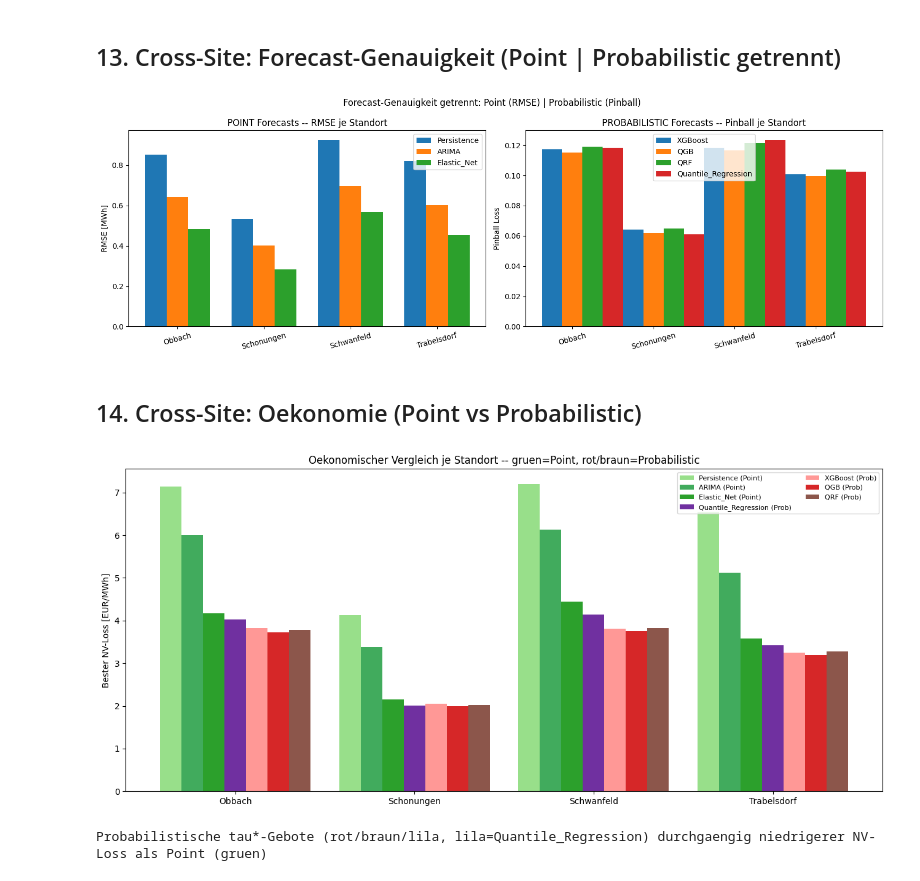
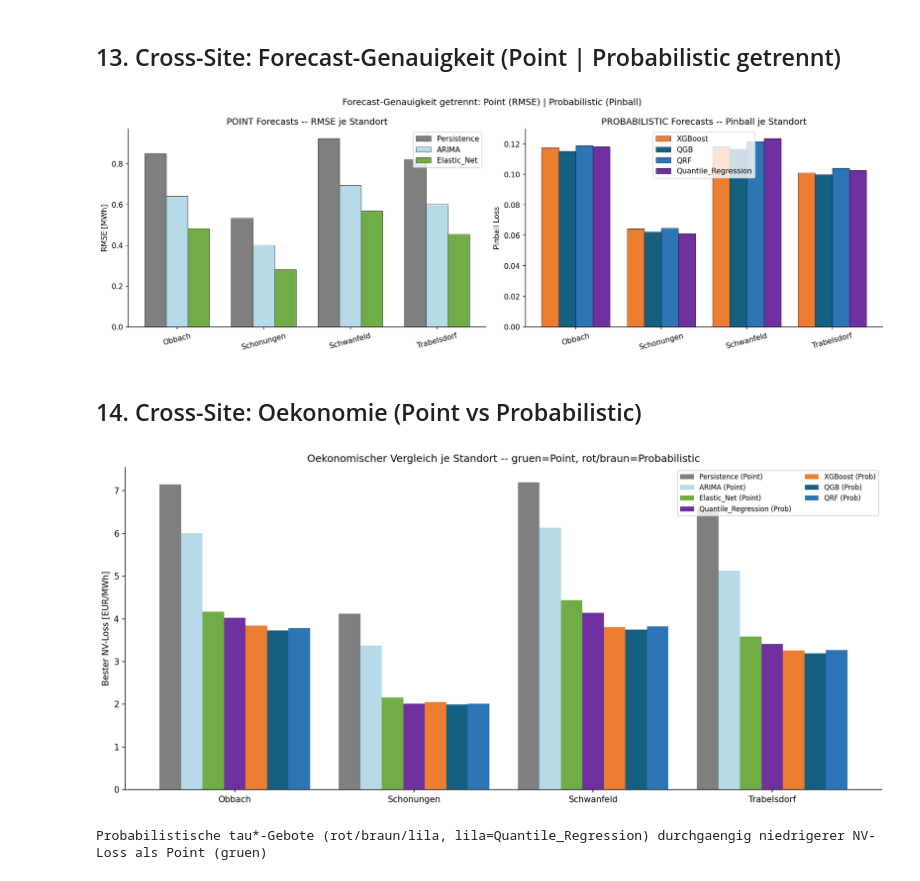
Before and after one commit to noahweis-uni/wind_bidding_project, a Jupyter notebook: notebooks/04_bidding_evaluation.ipynb, the cells around one changed output. Cells and saved outputs as stored; diff of their text form; code cells hidden in the pictures.

Commit message:
einheitliche farben der modelle

```diff
--- a/notebooks/04_bidding_evaluation.ipynb
+++ b/notebooks/04_bidding_evaluation.ipynb
@@ -407,10 +410,10 @@ print(risk_df.round(3).to_string(index=False))
 dfp = fc[fc["site"] == "Schonungen"].merge(prices[["timestamp", "rebap", "da_price"]], on="timestamp", how="inner")
 y = dfp["y_true"].values
 fig, ax = plt.subplots(figsize=(10, 5))
-for label, bid, c in [("Elastic_Net", dfp["elastic_net"].values, "#70AD47"),
-                       ("ARIMA", dfp["arima"].values, "#B7DAE8"),
-                       ("QGB_tau*", qbid(dfp, "qgb", tau_star), "#155F81"),
-                       ("QR_tau*", qbid(dfp, "qr", tau_star), "#7030A0")]:
+for label, bid, c in [("Elastic_Net", dfp["elastic_net"].values, MODEL_COLORS["elastic_net"]),
+                       ("ARIMA", dfp["arima"].values, MODEL_COLORS["arima"]),
+                       ("QGB_tau*", qbid(dfp, "qgb", tau_star), MODEL_COLORS["qgb"]),
+                       ("QR_tau*", qbid(dfp, "qr", tau_star), MODEL_COLORS["qr"])]:
     pr = profit(np.clip(bid, 0, None), y, dfp["da_price"].values, dfp["rebap"].values)
     ax.hist(pr, bins=80, alpha=0.5, label=label, color=c)
 ax.set_xlabel("Stundenprofit [EUR]"); ax.set_ylabel("Haeufigkeit")
@@ -440,37 +443,81 @@ Trabelsdorf     QR_tau*       40.261       -63.781         3.504       10.770
 # %%
 # Cross-Site Forecast-Genauigkeit -- Point (RMSE) und Probabilistic (Pinball) GETRENNT
 sites = sorted(fc["site"].unique())
 POINT_COLS = {"persistence": "Persistence", "arima": "ARIMA", "elastic_net": "Elastic_Net"}
 PROB_LBL = {"xgb": "XGBoost", "qgb": "QGB", "qrf": "QRF", "qr": "Quantile_Regression"}
 
 # Point: RMSE je Standort
 pt = []
 for s in sites:
-    d = fc[fc["site"] == s]; y = d["y_true"].values
+    d = fc[fc["site"] == s]
+    y = d["y_true"].values
     for c, n in POINT_COLS.items():
-        pt.append({"site": s, "model": n, "RMSE": float(np.sqrt(np.mean((d[c].values - y) ** 2)))})
+        pt.append({
+            "site": s,
+            "model": n,
+            "RMSE": float(np.sqrt(np.mean((d[c].values - y) ** 2)))
+        })
 pt = pd.DataFrame(pt)
+
 # Probabilistic: Pinball je Standort
 pb = pd.read_csv(TABLES_DIR / "pinball_evaluation.csv")
 pbp = pb.groupby(["plant", "model"])["pinball_loss"].mean().reset_index()
 pbp["model"] = pbp["model"].map(PROB_LBL)
 
 fig, axes = plt.subplots(1, 2, figsize=(15, 5))
-x = np.arange(len(sites)); w = 0.25
+x = np.arange(len(sites))
+
+w_point = 0.25
+w_prob = 0.20   # bei 4 Modellen etwas schmaler
+
+# POINT
 for i, (c, n) in enumerate(POINT_COLS.items()):
     vals = [pt[(pt["site"] == s) & (pt["model"] == n)]["RMSE"].values[0] for s in sites]
-    axes[0].bar(x + (i - 1) * w, vals, w, label=n)
-axes[0].set_xticks(x); axes[0].set_xticklabels(sites, rotation=15); axes[0].set_ylabel("RMSE [MWh]")
-axes[0].set_title("POINT Forecasts -- RMSE je Standort"); axes[0].legend()
+    axes[0].bar(
+        x + (i - 1) * w_point,
+        vals,
+        w_point,
+        label=n,
+        color=get_model_color(n),
+        edgecolor="black",
+        linewidth=0.4
+    )
+
+axes[0].set_xticks(x)
+axes[0].set_xticklabels(sites, rotation=15)
+axes[0].set_ylabel("RMSE [MWh]")
+axes[0].set_title("POINT Forecasts -- RMSE je Standort")
+axes[0].legend()
+
+# PROBABILISTIC
 for i, (c, n) in enumerate(PROB_LBL.items()):
-    vals = [pbp[(pbp["plant"] == s) & (pbp["model"] == n)]["pinball_loss"].values[0] if len(pbp[(pbp["plant"] == s) & (pbp["model"] == n)]) else np.nan for s in sites]
-    axes[1].bar(x + (i - 1) * w, vals, w, label=n)
-axes[1].set_xticks(x); axes[1].set_xticklabels(sites, rotation=15); axes[1].set_ylabel("Pinball Loss")
-axes[1].set_title("PROBABILISTIC Forecasts -- Pinball je Standort"); axes[1].legend()
+    vals = [
+        pbp[(pbp["plant"] == s) & (pbp["model"] == n)]["pinball_loss"].values[0]
+        if len(pbp[(pbp["plant"] == s) & (pbp["model"] == n)]) else np.nan
+        for s in sites
+    ]
+    axes[1].bar(
+        x + (i - 1.5) * w_prob,
+        vals,
+        w_prob,
+        label=n,
+        color=get_model_color(n),
+        edgecolor="black",
+        linewidth=0.4
+    )
+
+axes[1].set_xticks(x)
+axes[1].set_xticklabels(sites, rotation=15)
+axes[1].set_ylabel("Pinball Loss")
+axes[1].set_title("PROBABILISTIC Forecasts -- Pinball je Standort")
+axes[1].legend()
+
 plt.suptitle("Forecast-Genauigkeit getrennt: Point (RMSE) | Probabilistic (Pinball)")
-plt.tight_layout(); plt.savefig(FIGURES_DIR / "crosssite_forecast_accuracy.png", dpi=150); plt.show()
+plt.tight_layout()
+plt.savefig(FIGURES_DIR / "crosssite_forecast_accuracy.png", dpi=150)
+plt.show()
 # %% [output]
-[figure, old version]
+[figure, new version]
 # %% [markdown]
 ## 14. Cross-Site: Oekonomie (Point vs Probabilistic)
 # %%
@@ -483,7 +530,7 @@ econ2 = results_df[(results_df["model"] != "Oracle") & (results_df["scenario"] !
 econ2["base"] = econ2["model"].apply(base_model)
 best = econ2.groupby(["scenario", "base"])["mean_nv_loss"].min().reset_index()
 PTYPE = {"Persistence": "Point", "ARIMA": "Point", "Elastic_Net": "Point", "Quantile_Regression": "Prob", "XGBoost": "Prob", "QGB": "Prob", "QRF": "Prob"}
-COL = {"Persistence": "#98df8a", "ARIMA": "#41ab5d", "Elastic_Net": "#2ca02c", "Quantile_Regression": "#7030A0", "XGBoost": "#ff9896", "QGB": "#d62728", "QRF": "#8c564b"}
+COL = {"Persistence": MODEL_COLORS["persistence"], "ARIMA": MODEL_COLORS["arima"], "Elastic_Net": MODEL_COLORS["elastic_net"], "Quantile_Regression": MODEL_COLORS["Quantile_Regression"], "XGBoost": MODEL_COLORS["xgb"], "QGB": MODEL_COLORS["qgb"], "QRF": MODEL_COLORS["qrf"]}
 sites = sorted(best["scenario"].unique()); bases = ["Persistence", "ARIMA", "Elastic_Net", "Quantile_Regression", "XGBoost", "QGB", "QRF"]
 fig, ax = plt.subplots(figsize=(13, 6)); x = np.arange(len(sites)); w = 0.12
 for i, b in enumerate(bases):
@@ -495,5 +542,5 @@ ax.legend(fontsize=8, ncol=2); plt.tight_layout()
 plt.savefig(FIGURES_DIR / "crosssite_economic_point_vs_prob.png", dpi=150); plt.show()
 print("Probabilistische tau*-Gebote (rot/braun/lila, lila=Quantile_Regression) durchgaengig niedrigerer NV-Loss als Point (gruen)")
 # %% [output]
-[figure, old version]
+[figure, new version]
 Probabilistische tau*-Gebote (rot/braun/lila, lila=Quantile_Regression) durchgaengig niedrigerer NV-Loss als Point (gruen)
```
Also changed, not shown: parts of 8 cells of this notebook, 43 other files.
